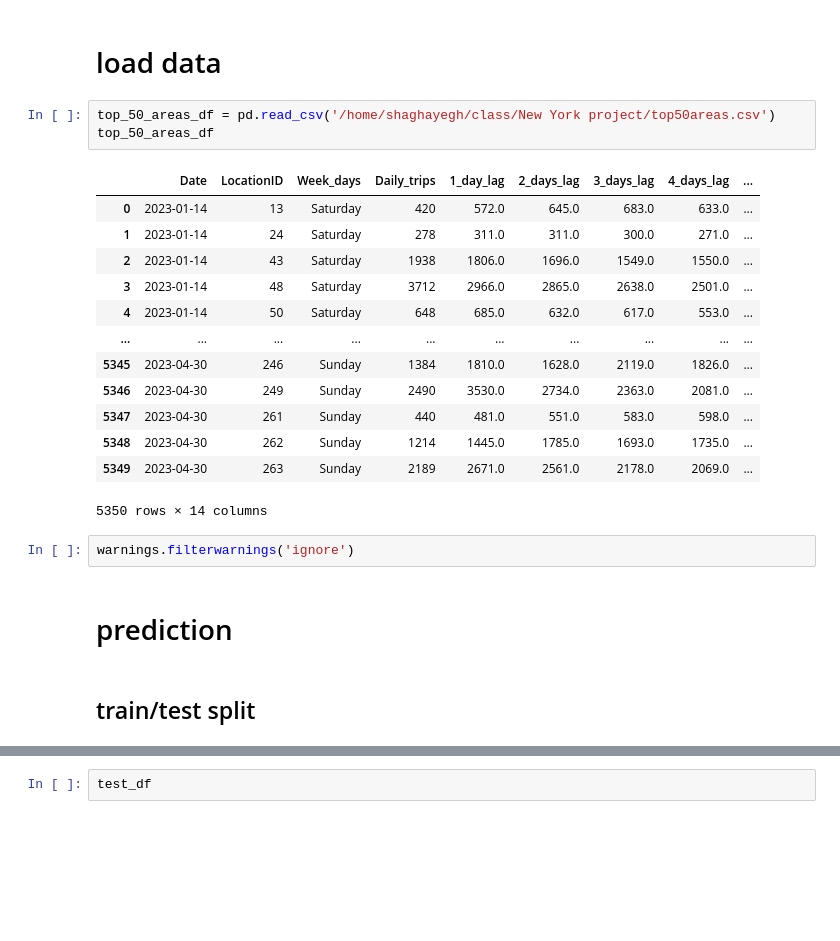
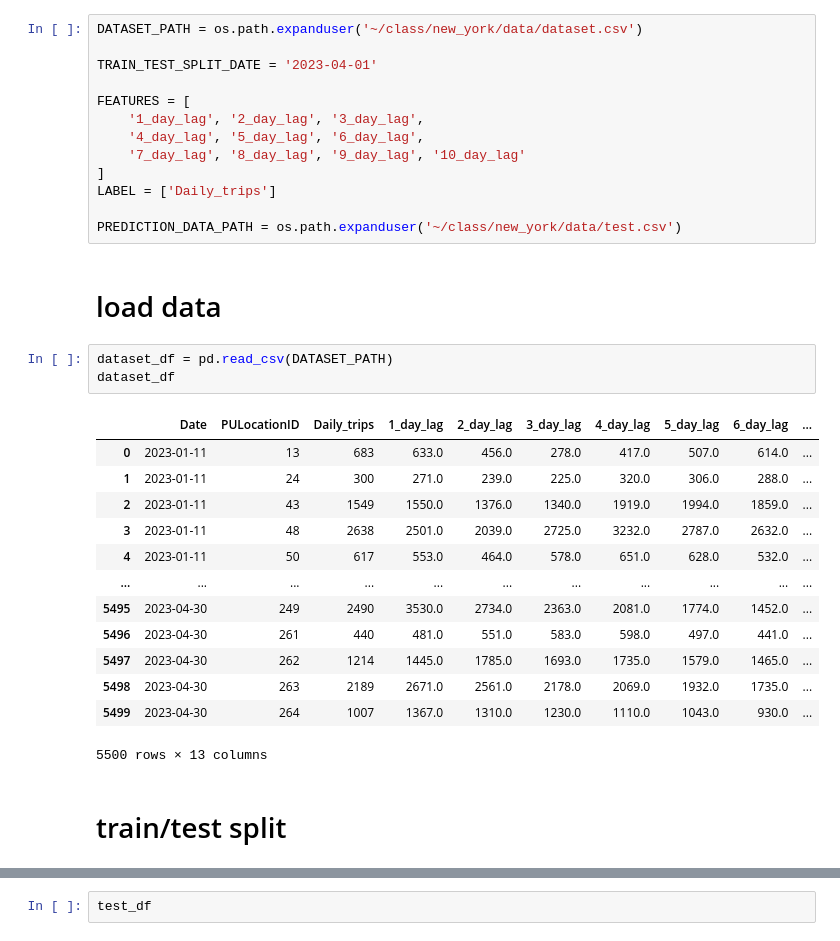
Before and after one commit to Shahla9/New-York-taxi-demand-prediction, a Jupyter notebook: notebooks/model.ipynb, the cells around one changed output, grey strips where cells are left out. Drawn from its saved outputs; the diff is of its cells as text; blank space fills up the shorter version.

```diff
--- a/notebooks/model.ipynb
+++ b/notebooks/model.ipynb
@@ -9,28 +16,37 @@ from sklearn.model_selection import train_test_split
+# %%
+DATASET_PATH = os.path.expanduser('~/class/new_york/data/dataset.csv')
+
+TRAIN_TEST_SPLIT_DATE = '2023-04-01'
+
+FEATURES = [
+    '1_day_lag', '2_day_lag', '3_day_lag',
+    '4_day_lag', '5_day_lag', '6_day_lag',
+    '7_day_lag', '8_day_lag', '9_day_lag', '10_day_lag'
+]
+LABEL = ['Daily_trips']
+
+PREDICTION_DATA_PATH = os.path.expanduser('~/class/new_york/data/test.csv')
 # %% [markdown]
 # load data
 # %%
-top_50_areas_df = pd.read_csv('/home/shaghayegh/class/New York project/top50areas.csv')
-top_50_areas_df
+dataset_df = pd.read_csv(DATASET_PATH)
+dataset_df
 # %% [output]
-|  | Date | LocationID | Week_days | Daily_trips | 1_day_lag | 2_days_lag | 3_days_lag | 4_days_lag | ... |
-| 0 | 2023-01-14 | 13 | Saturday | 420 | 572.0 | 645.0 | 683.0 | 633.0 | ... |
-| 1 | 2023-01-14 | 24 | Saturday | 278 | 311.0 | 311.0 | 300.0 | 271.0 | ... |
-| 2 | 2023-01-14 | 43 | Saturday | 1938 | 1806.0 | 1696.0 | 1549.0 | 1550.0 | ... |
-| 3 | 2023-01-14 | 48 | Saturday | 3712 | 2966.0 | 2865.0 | 2638.0 | 2501.0 | ... |
-| 4 | 2023-01-14 | 50 | Saturday | 648 | 685.0 | 632.0 | 617.0 | 553.0 | ... |
-| ... | ... | ... | ... | ... | ... | ... | ... | ... | ... |
-| 5345 | 2023-04-30 | 246 | Sunday | 1384 | 1810.0 | 1628.0 | 2119.0 | 1826.0 | ... |
-| 5346 | 2023-04-30 | 249 | Sunday | 2490 | 3530.0 | 2734.0 | 2363.0 | 2081.0 | ... |
-| 5347 | 2023-04-30 | 261 | Sunday | 440 | 481.0 | 551.0 | 583.0 | 598.0 | ... |
-| 5348 | 2023-04-30 | 262 | Sunday | 1214 | 1445.0 | 1785.0 | 1693.0 | 1735.0 | ... |
-| 5349 | 2023-04-30 | 263 | Sunday | 2189 | 2671.0 | 2561.0 | 2178.0 | 2069.0 | ... |
+|  | Date | PULocationID | Daily_trips | 1_day_lag | 2_day_lag | 3_day_lag | 4_day_lag | 5_day_lag | 6_day_lag | ... |
+| 0 | 2023-01-11 | 13 | 683 | 633.0 | 456.0 | 278.0 | 417.0 | 507.0 | 614.0 | ... |
+| 1 | 2023-01-11 | 24 | 300 | 271.0 | 239.0 | 225.0 | 320.0 | 306.0 | 288.0 | ... |
+| 2 | 2023-01-11 | 43 | 1549 | 1550.0 | 1376.0 | 1340.0 | 1919.0 | 1994.0 | 1859.0 | ... |
+| 3 | 2023-01-11 | 48 | 2638 | 2501.0 | 2039.0 | 2725.0 | 3232.0 | 2787.0 | 2632.0 | ... |
+| 4 | 2023-01-11 | 50 | 617 | 553.0 | 464.0 | 578.0 | 651.0 | 628.0 | 532.0 | ... |
+| ... | ... | ... | ... | ... | ... | ... | ... | ... | ... | ... |
+| 5495 | 2023-04-30 | 249 | 2490 | 3530.0 | 2734.0 | 2363.0 | 2081.0 | 1774.0 | 1452.0 | ... |
+| 5496 | 2023-04-30 | 261 | 440 | 481.0 | 551.0 | 583.0 | 598.0 | 497.0 | 441.0 | ... |
+| 5497 | 2023-04-30 | 262 | 1214 | 1445.0 | 1785.0 | 1693.0 | 1735.0 | 1579.0 | 1465.0 | ... |
+| 5498 | 2023-04-30 | 263 | 2189 | 2671.0 | 2561.0 | 2178.0 | 2069.0 | 1932.0 | 1735.0 | ... |
+| 5499 | 2023-04-30 | 264 | 1007 | 1367.0 | 1310.0 | 1230.0 | 1110.0 | 1043.0 | 930.0 | ... |
-5350 rows × 14 columns
+5500 rows × 13 columns
-# %%
-warnings.filterwarnings('ignore')
-# %% [markdown]
-# prediction
 # %% [markdown]
-## train/test split
+# train/test split
 # %%
 def train_test_split(dataset_df, split_date):
     train_df = dataset_df[dataset_df['Date'] < split_date]
```
Also changed, not shown: parts of 22 cells of this notebook, 1 other file.
